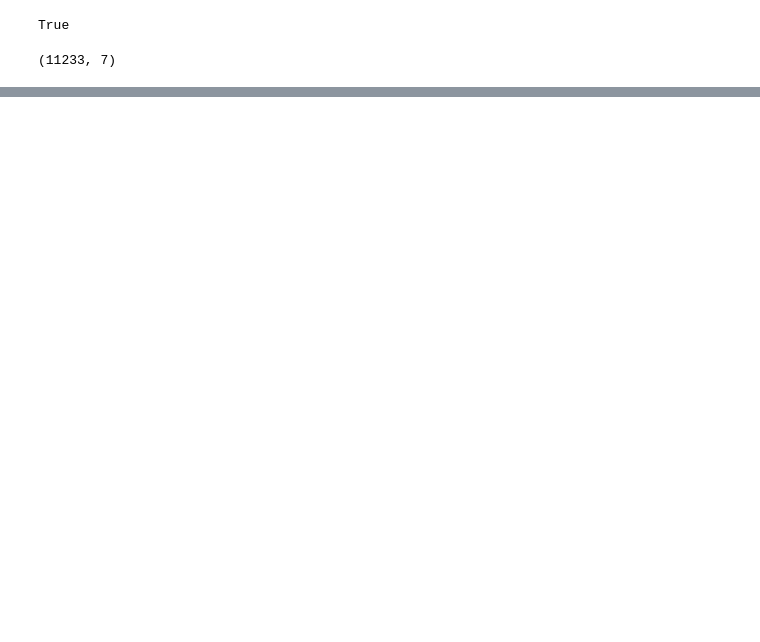
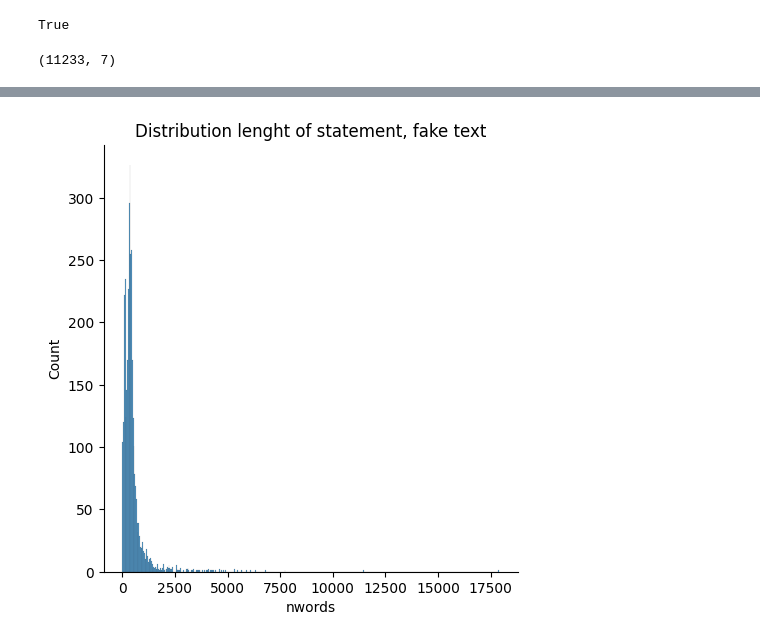
Before and after one commit to kbank1/fake_news, a Jupyter notebook: notebooks/notebook_KB.ipynb, the cells around one changed output, grey strips where cells are left out. Saved outputs shown, nothing was run; the diff lists cells and outputs as text; code cells hidden in the pictures; blank space fills up the shorter version.

```diff
--- a/notebooks/notebook_KB.ipynb
+++ b/notebooks/notebook_KB.ipynb
@@ -352,0 +364,6 @@ data.head()
+# %%
+sns.displot(x='nwords', data=fake);
+
+plt.title("Distribution lenght of statement, fake text");
+# %% [output]
+[figure, added]
```
Also changed, not shown: parts of 14 cells of this notebook.
